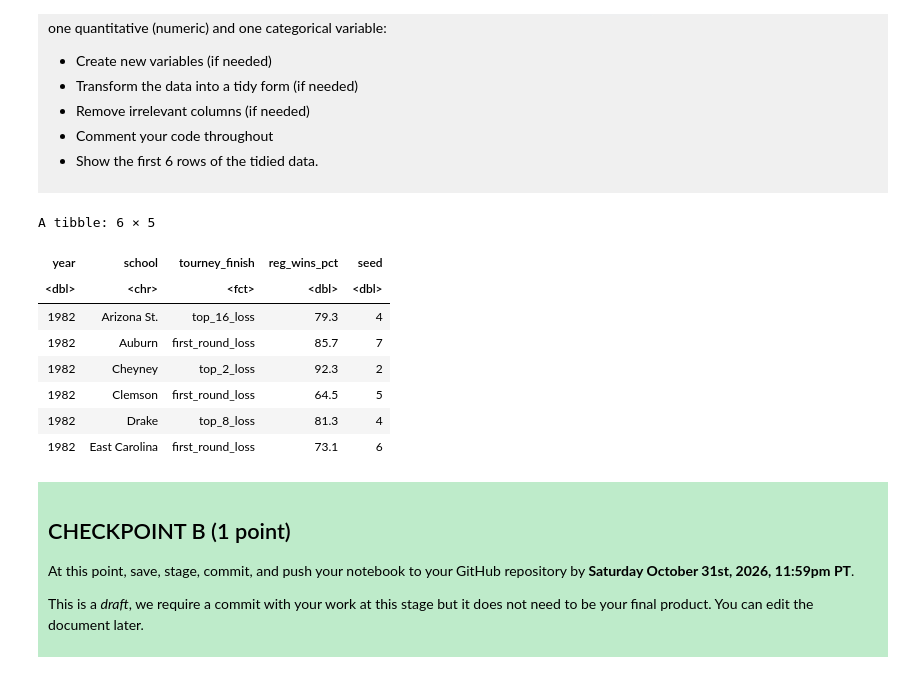
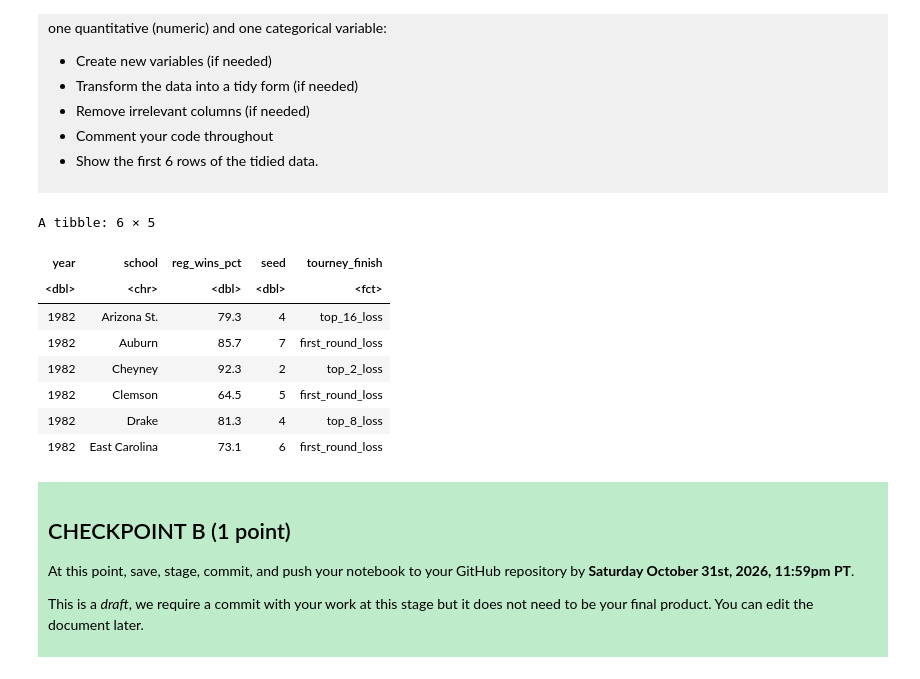
Before and after one commit to nehirbas/dsci-100-project-nehir-bas, a Jupyter notebook: dsci-100-project-notebook.ipynb, the cells around one changed output. Drawn from its saved outputs; the diff is of its cells as text; code cells hidden in the pictures.

Commit message:
Checkpoint B 31/10
Loaded the dataset, formulated a predictive research question, and tidied the data.

```diff
--- a/dsci-100-project-notebook.ipynb
+++ b/dsci-100-project-notebook.ipynb
@@ -130,8 +130,7 @@ To help you with the analysis, here is a table of descriptions of each of the va
 # %%
 library(tidyverse)
 url <- "https://raw.githubusercontent.com/diverse-data-hub/diversedata/refs/heads/main/data-clean/womensmarchmadness.csv"
-download.file(url,"basketball.csv")
-basketball <- read_csv("basketball.csv")
+basketball <- read_csv(url)
 head(basketball)
 # %% [output]
 Rows: 2092 Columns: 20
@@ -206,19 +205,29 @@ Produce a tidy data set that could be used to answer your research question usin
 
 </div>
 # %%
-basket_selected <- select(basketball, year, school, tourney_finish, school, reg_wins_pct,seed) #I am selecting the columns that identify each team (school name) the predictors, and the target)
-basket_tidied <- mutate(basket_selected, tourney_finish = as_factor(tourney_finish))
+
+library(dplyr)
+
+# I am selecting the predictors, response variable(target), and columns identifying each team (year and school).
+basket_selected <- basketball |>
+  select(year, school, reg_wins_pct, seed, tourney_finish)
+
+#I am convertng the tournament finish categories into a factor for classification.
+basket_tidied <- basket_selected |>
+  mutate(tourney_finish = as_factor(tourney_finish))
+
+# I am displaying the first six rows of the tidy dataset
 head(basket_tidied)
 # %% [output]
 A tibble: 6 × 5
-| year | school | tourney_finish | reg_wins_pct | seed |
-| <dbl> | <chr> | <fct> | <dbl> | <dbl> |
-| 1982 | Arizona St. | top_16_loss | 79.3 | 4 |
-| 1982 | Auburn | first_round_loss | 85.7 | 7 |
-| 1982 | Cheyney | top_2_loss | 92.3 | 2 |
-| 1982 | Clemson | first_round_loss | 64.5 | 5 |
-| 1982 | Drake | top_8_loss | 81.3 | 4 |
-| 1982 | East Carolina | first_round_loss | 73.1 | 6 |
+| year | school | reg_wins_pct | seed | tourney_finish |
+| <dbl> | <chr> | <dbl> | <dbl> | <fct> |
+| 1982 | Arizona St. | 79.3 | 4 | top_16_loss |
+| 1982 | Auburn | 85.7 | 7 | first_round_loss |
+| 1982 | Cheyney | 92.3 | 2 | top_2_loss |
+| 1982 | Clemson | 64.5 | 5 | first_round_loss |
+| 1982 | Drake | 81.3 | 4 | top_8_loss |
+| 1982 | East Carolina | 73.1 | 6 | first_round_loss |
 # %% [markdown]
 <div style="background-color: #beebca; padding: 10px;">
 
```
Also changed, not shown: parts of 1 cell of this notebook.
